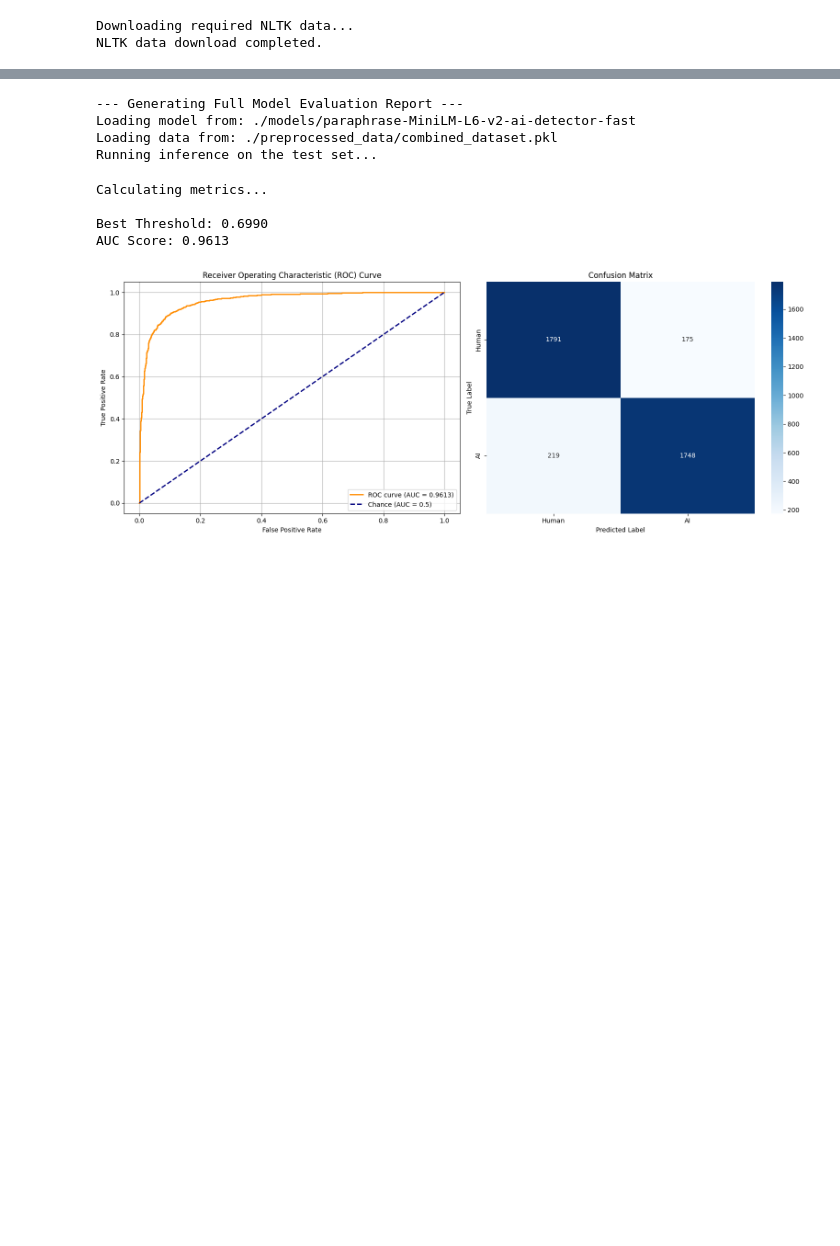
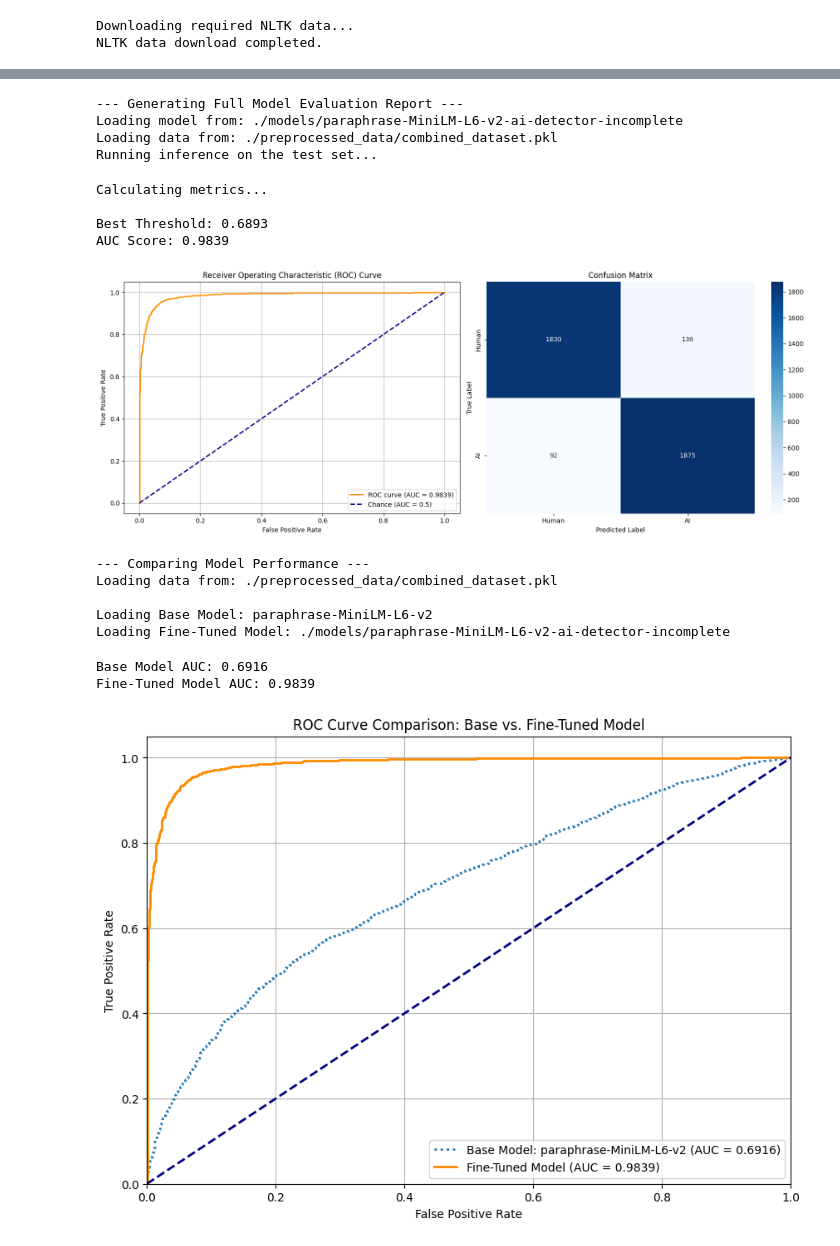
Before and after one commit to zehaosu0301/Detection_Proj, a Jupyter notebook: model_finue copy.ipynb, the cells around one changed output, grey strips where cells are left out. Saved outputs shown, nothing was run; the diff lists cells and outputs as text; code cells hidden in the pictures; blank space fills up the shorter version.

```diff
--- a/model_finue copy.ipynb
+++ b/model_finue copy.ipynb
@@ -2169,17 +2187,17 @@ def evaluate_and_plot_results(model_path: str,
     plt.show()
 # %%
 
-SAVED_MODEL_PATH = "./models/paraphrase-MiniLM-L6-v2-ai-detector-fast"
+SAVED_MODEL_PATH = "./models/paraphrase-MiniLM-L6-v2-ai-detector-incomplete"
 PREPROCESSED_DATA_PATH = "./preprocessed_data/combined_dataset.pkl"
 
 evaluate_and_plot_results(model_path=SAVED_MODEL_PATH, data_path=PREPROCESSED_DATA_PATH,test_ratio=0.5)
 # %% [output]
 --- Generating Full Model Evaluation Report ---
-Loading model from: ./models/paraphrase-MiniLM-L6-v2-ai-detector-fast
+Loading model from: ./models/paraphrase-MiniLM-L6-v2-ai-detector-incomplete
 Loading data from: ./preprocessed_data/combined_dataset.pkl
 Running inference on the test set...
 Calculating metrics...
 
-Best Threshold: 0.6990
-AUC Score: 0.9613
+Best Threshold: 0.6893
+AUC Score: 0.9839
-[figure, old version]
+[figure, new version]
@@ -2185,0 +2303,23 @@ AUC Score: 0.9613
+# %%
+# --- 使用示例 ---
+
+# 1. 设置模型路径和名称
+FINE_TUNED_MODEL_PATH = "./models/paraphrase-MiniLM-L6-v2-ai-detector-incomplete"
+BASE_MODEL_NAME = "paraphrase-MiniLM-L6-v2" # 您用于微调的初始模型
+PREPROCESSED_DATA_PATH = "./preprocessed_data/combined_dataset.pkl"
+
+# 2. 调用对比函数
+compare_models_performance(
+    fine_tuned_model_path=FINE_TUNED_MODEL_PATH,
+    base_model_name=BASE_MODEL_NAME,
+    data_path=PREPROCESSED_DATA_PATH
+)
+# %% [output]
+--- Comparing Model Performance ---
+Loading data from: ./preprocessed_data/combined_dataset.pkl
+
+Loading Base Model: paraphrase-MiniLM-L6-v2
+Loading Fine-Tuned Model: ./models/paraphrase-MiniLM-L6-v2-ai-detector-incomplete
+Base Model AUC: 0.6916
+Fine-Tuned Model AUC: 0.9839
+[figure, added]
```
Also changed, not shown: parts of 5 cells of this notebook, 12 other files.
